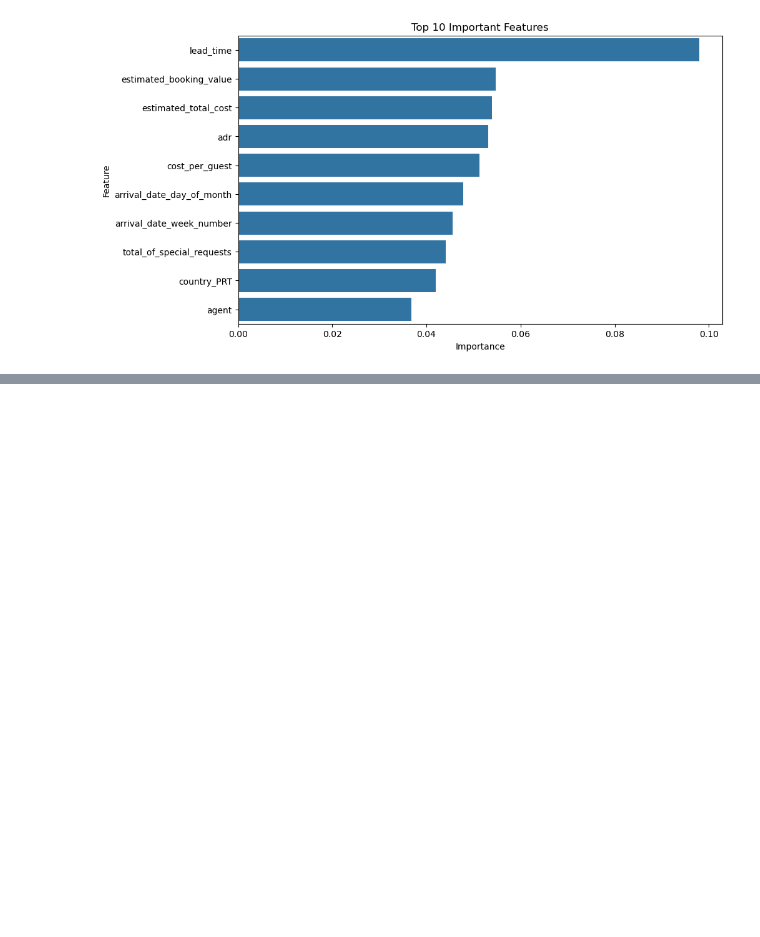
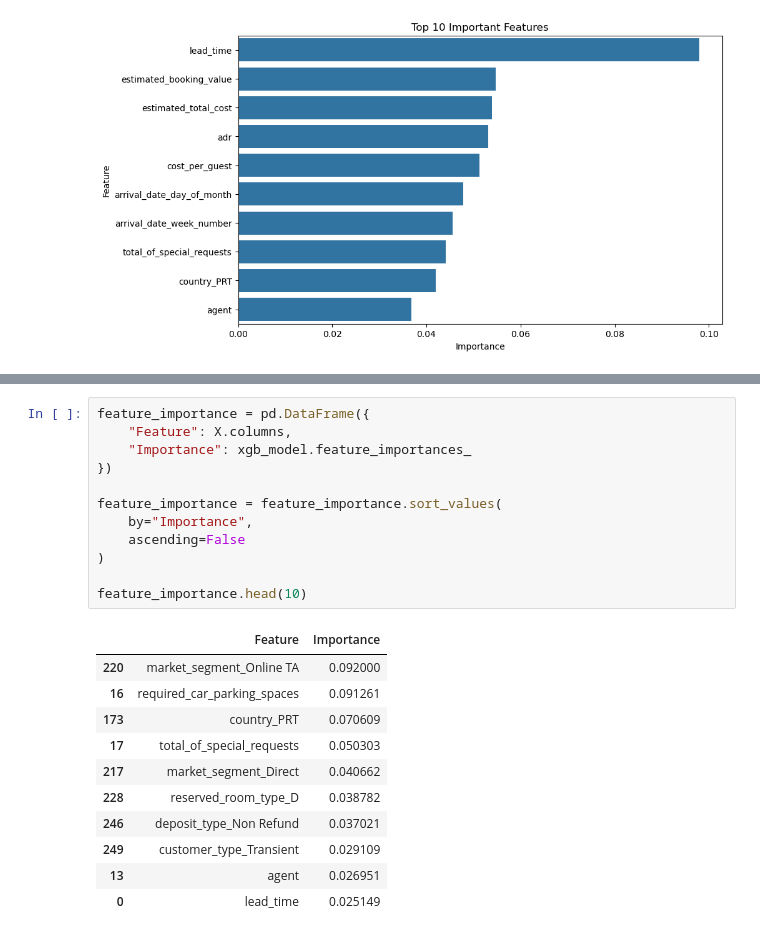
Before and after one commit to venkatjyoshitpotnuru/Hotel-Booking-Cancellation-Using-Ensemble-Learning, a Jupyter notebook: notebooks/Hotel_Booking_Ensemble_Study.ipynb.ipynb, the cells around one changed output, grey strips where cells are left out. Saved outputs shown, nothing was run; the diff lists cells and outputs as text; blank space fills up the shorter version.

```diff
--- a/notebooks/Hotel_Booking_Ensemble_Study.ipynb.ipynb
+++ b/notebooks/Hotel_Booking_Ensemble_Study.ipynb.ipynb
@@ -717,0 +818,24 @@ plt.show()
+# %%
+feature_importance = pd.DataFrame({
+    "Feature": X.columns,
+    "Importance": xgb_model.feature_importances_
+})
+
+feature_importance = feature_importance.sort_values(
+    by="Importance",
+    ascending=False
+)
+
+feature_importance.head(10)
+# %% [output]
+|  | Feature | Importance |
+| 220 | market_segment_Online TA | 0.092000 |
+| 16 | required_car_parking_spaces | 0.091261 |
+| 173 | country_PRT | 0.070609 |
+| 17 | total_of_special_requests | 0.050303 |
+| 217 | market_segment_Direct | 0.040662 |
+| 228 | reserved_room_type_D | 0.038782 |
+| 246 | deposit_type_Non Refund | 0.037021 |
+| 249 | customer_type_Transient | 0.029109 |
+| 13 | agent | 0.026951 |
+| 0 | lead_time | 0.025149 |
```
Also changed, not shown: parts of 17 cells of this notebook, 1 other file.
